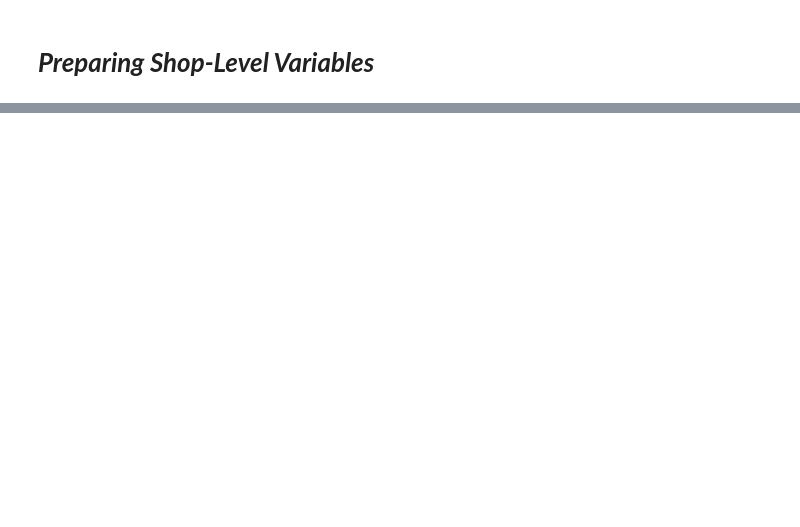
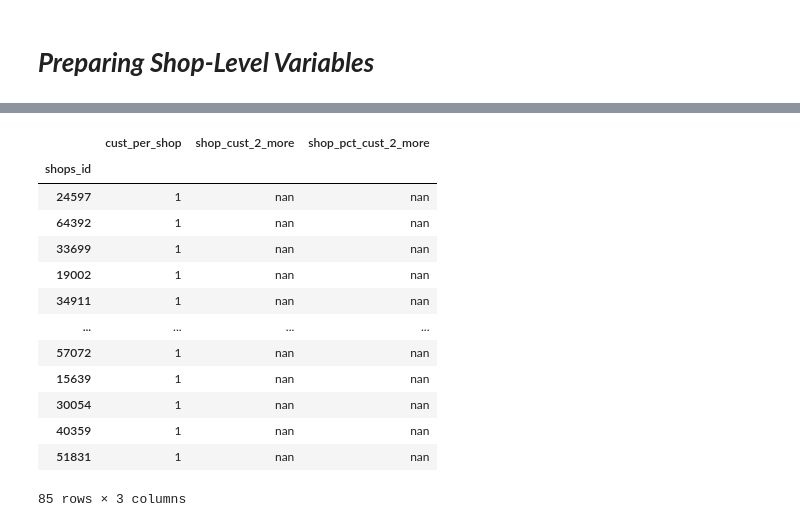
Before and after one commit to aneeshoberoi/churnhw, a Jupyter notebook: ChurnNoteBook_Final.ipynb, the cells around one changed output, grey strips where cells are left out. Cells and saved outputs as stored; diff of their text form; code cells hidden in the pictures; blank space fills up the shorter version.

```diff
--- a/ChurnNoteBook_Final.ipynb
+++ b/ChurnNoteBook_Final.ipynb
@@ -66,0 +101,5 @@ test[test['customer']==6196987925]
+# %%
+# Of customers placing orders in a given zip, what # and  % have placed more than 2 orders in total?
+temp=shopszip[shopszip['total_order']>2]
+shopszip['zip_cust_2_more']=temp.groupby('postal_code')['customer'].count()
+shopszip['zip_pct_cust_2_more']=shopszip['zip_cust_2_more']*100/shopszip['cust_per_zip']
@@ -68,0 +116,12 @@ test[test['customer']==6196987925]
+# %%
+shopscust=shopszip.set_index('shops_id')
+shopscust=shopscust.drop(columns=['shops_per_zip','cust_per_zip','zip_cust_2_more', 'zip_pct_cust_2_more','shops_per_cust_per_zip'] )
+
+# How many customers have placed at least one order at a given shop?
+
+shopscust['cust_per_shop']=shopscust.groupby('shops_id').customer.nunique()
+# %%
+# Of customers placing orders at a given shop, what # and % have placed > 2 total orders/
+t=shopscust[shopscust['total_order']>2]
+shopscust['shop_cust_2_more']=t.groupby('shops_id')['customer'].count()
+shopscust['shop_pct_cust_2_more']=shopscust['shop_cust_2_more']*100/shopscust['cust_per_shop']
@@ -68,0 +145,20 @@ test[test['customer']==6196987925]
+# %%
+shopscust_final=shopscust.reset_index()
+shopscust_final=shopscust_final.drop_duplicates(subset=['shops_id'], keep='last').drop(columns=['customer','total_order']).set_index('shops_id')
+# %%
+shopscust_final
+# %% [output]
+|  | cust_per_shop | shop_cust_2_more | shop_pct_cust_2_more |
+| shops_id |  |  |  |
+| 24597 | 1 | nan | nan |
+| 64392 | 1 | nan | nan |
+| 33699 | 1 | nan | nan |
+| 19002 | 1 | nan | nan |
+| 34911 | 1 | nan | nan |
+| ... | ... | ... | ... |
+| 57072 | 1 | nan | nan |
+| 15639 | 1 | nan | nan |
+| 30054 | 1 | nan | nan |
+| 40359 | 1 | nan | nan |
+| 51831 | 1 | nan | nan |
+85 rows × 3 columns
```
Also changed, not shown: parts of 28 cells of this notebook.
